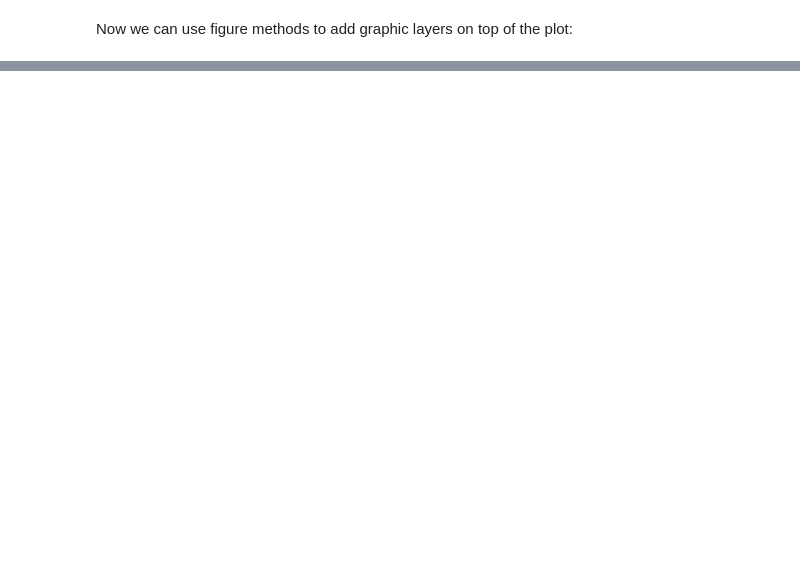
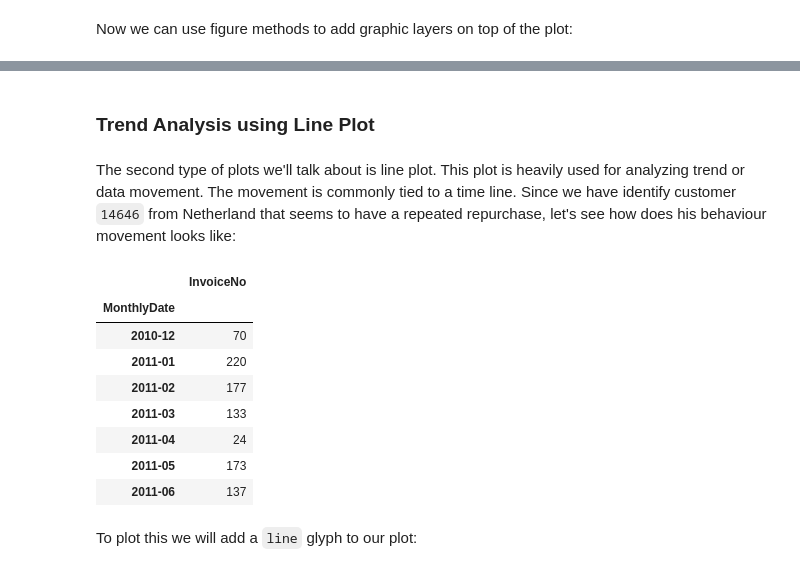
Before and after one commit to onlyphantom/tokopedia-fundamentals, a Jupyter notebook: 3_PythonDV/03_DV-in-Python.ipynb, the cells around one changed output, grey strips where cells are left out. Saved outputs shown, nothing was run; the diff lists cells and outputs as text; code cells hidden in the pictures; blank space fills up the shorter version.

```diff
--- a/3_PythonDV/03_DV-in-Python.ipynb
+++ b/3_PythonDV/03_DV-in-Python.ipynb
@@ -89,0 +339,20 @@ p = figure(title = "Miles per Gallon Vehicle Testing", )
+# %% [markdown]
+### Trend Analysis using Line Plot
+# %% [markdown]
+The second type of plots we'll talk about is line plot. This plot is heavily used for analyzing trend or data movement. The movement is commonly tied to a time line. Since we have identify customer `14646` from Netherland that seems to have a repeated repurchase, let's see how does his behaviour movement looks like:
+# %%
+retail_14646 = retail_clean[retail_clean.CustomerID == 14646]
+retail_14646 = retail_14646[['InvoiceNo', 'MonthlyDate']].groupby('MonthlyDate').count()
+retail_14646
+# %% [output]
+|  | InvoiceNo |
+| MonthlyDate |  |
+| 2010-12 | 70 |
+| 2011-01 | 220 |
+| 2011-02 | 177 |
+| 2011-03 | 133 |
+| 2011-04 | 24 |
+| 2011-05 | 173 |
+| 2011-06 | 137 |
+# %% [markdown]
+To plot this we will add a `line` glyph to our plot:
```
Also changed, not shown: parts of 46 cells of this notebook.
